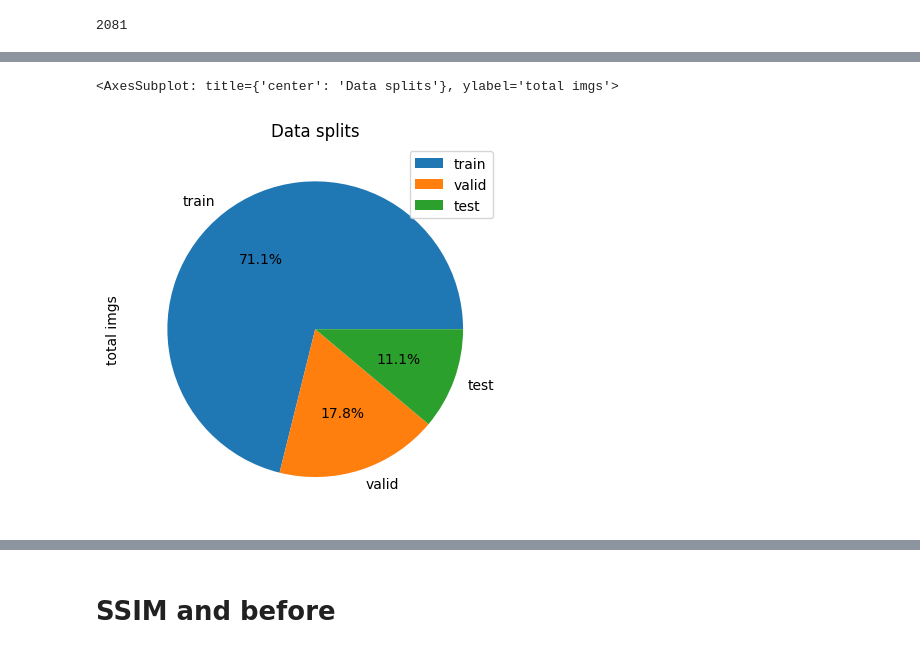
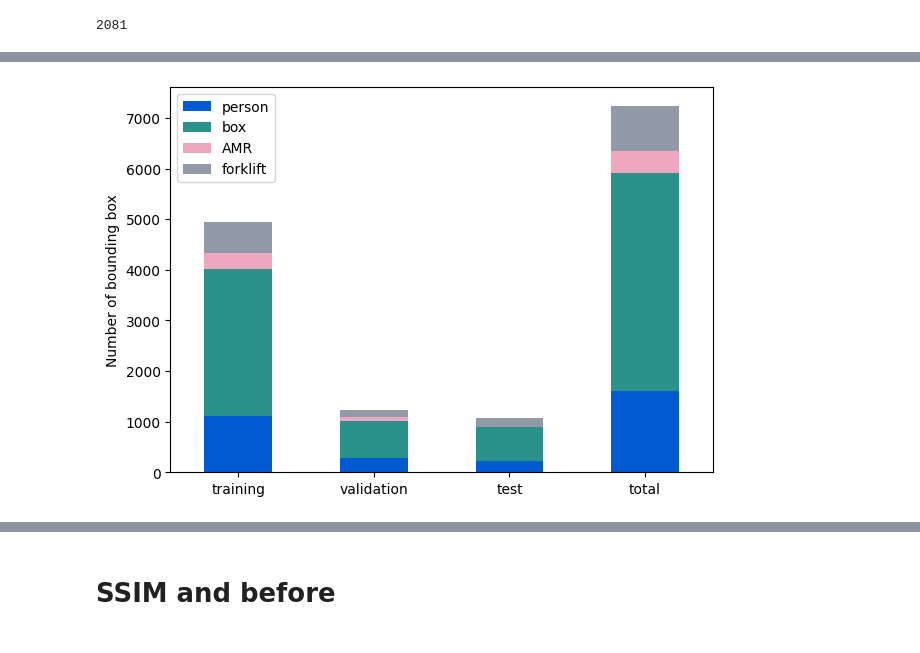
Before and after one commit to ponderbb/multitask-mayhem, a Jupyter notebook: notebooks/2.0-bbejczy-dataset-analysis.ipynb, the cells around one changed output, grey strips where cells are left out. Saved outputs shown, nothing was run; the diff lists cells and outputs as text; code cells hidden in the pictures.

```diff
--- a/notebooks/2.0-bbejczy-dataset-analysis.ipynb
+++ b/notebooks/2.0-bbejczy-dataset-analysis.ipynb
@@ -116,6 +107,17 @@ repr_df.plot.bar(y =["person", "box", "agv", "forklift"], title="Class occurence
-# %%
-img_df = repr_df.loc[["train", "valid", "test"]].copy()
-img_df.plot.pie(y = "total imgs", title="Data splits", autopct = '%1.1f%%')
-# %% [output]
-<AxesSubplot: title={'center': 'Data splits'}, ylabel='total imgs'>
-[figure, removed]
+# %%
+NOVO_COLORS = [
+    "#3B97DE", #lightblue
+    "#005AD2", #blue
+    "#2A918B", #green
+    "#EEA7BF", #pink
+    "#939AA7", #grey
+    "#CCC5BD"  #brown
+    ]
+
+plt.rc('font', size=10)
+plt.rc('figure', titlesize=12)
+# %%
+fig = repr_df.plot(y =["person", "box", "AMR", "forklift"], kind="bar", stacked=True, colormap="Paired", color=NOVO_COLORS[1:], ylabel="Number of bounding box", figsize=(7,5), rot=0)
+fig.figure.savefig("reports/figures/class_occurence.png", dpi=300, bbox_inches="tight")
+# %% [output]
+[figure, added]
```
Also changed, not shown: parts of 10 cells of this notebook, 2 other files.
